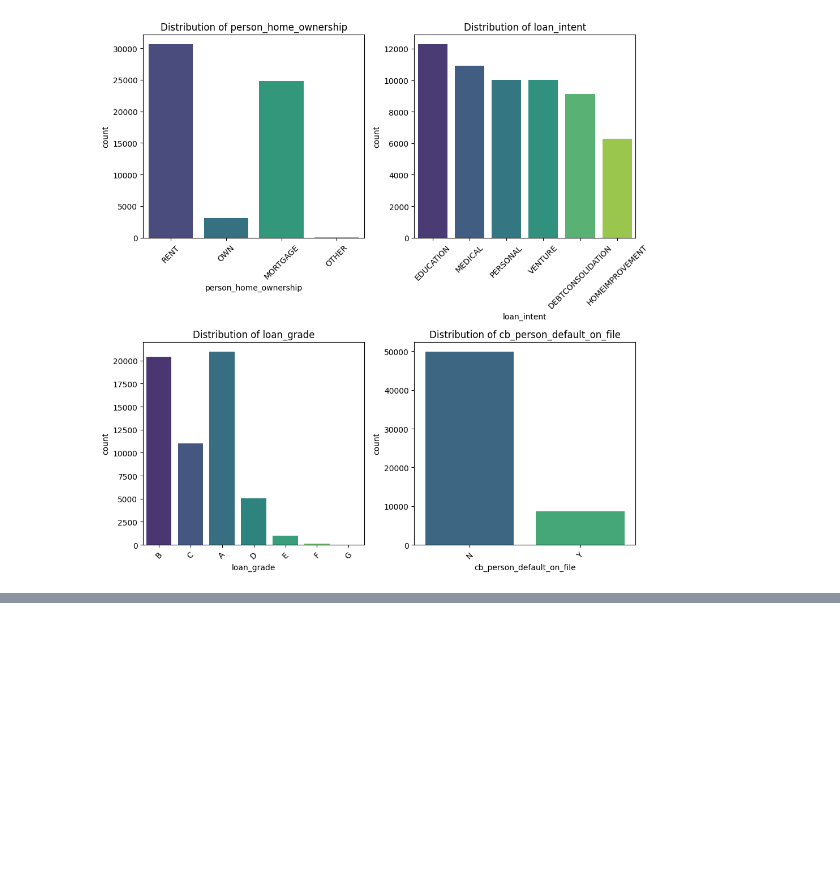
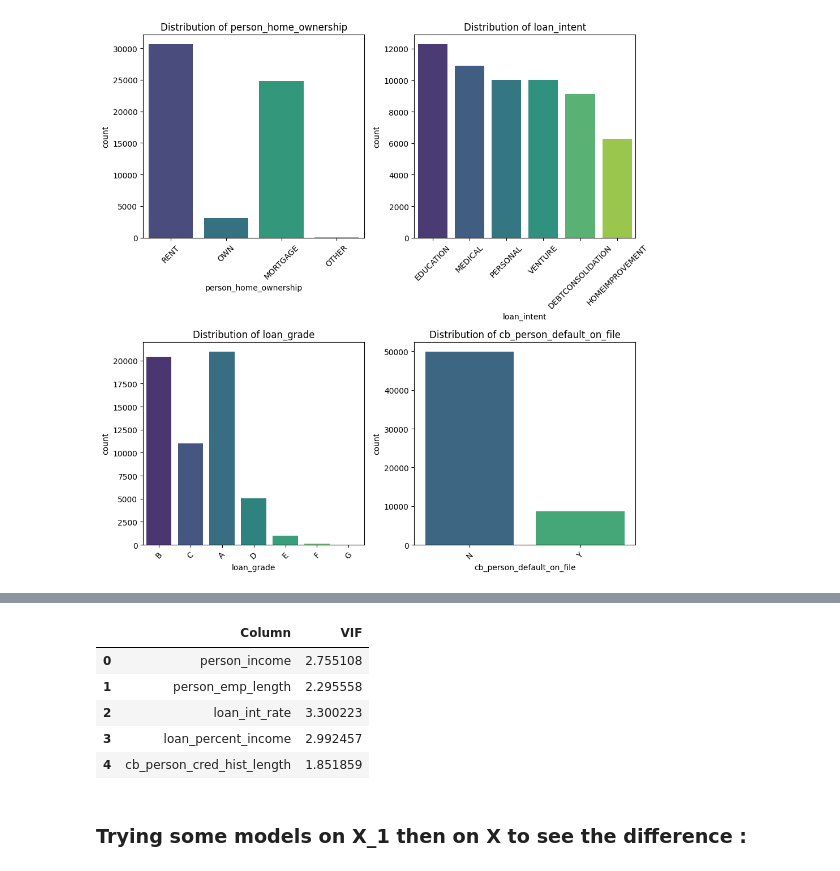
Before and after one commit to slimane-el/loan_approval, a Jupyter notebook: notebook_loan_approval.ipynb, the cells around one changed output, grey strips where cells are left out. Drawn from its saved outputs; the diff is of its cells as text; code cells hidden in the pictures; blank space fills up the shorter version.

Commit message:
i will start my model

```diff
--- a/notebook_loan_approval.ipynb
+++ b/notebook_loan_approval.ipynb
@@ -179,0 +199,13 @@ Passing `palette` without assigning `hue` is deprecated and will be removed in v
+# %%
+X_1 = X.drop(["person_age","loan_amnt"],axis="columns")
+cols = X_1.select_dtypes(['int64', 'float64']).columns
+calculate_vif(X_1[cols])
+# %% [output]
+|  | Column | VIF |
+| 0 | person_income | 2.755108 |
+| 1 | person_emp_length | 2.295558 |
+| 2 | loan_int_rate | 3.300223 |
+| 3 | loan_percent_income | 2.992457 |
+| 4 | cb_person_cred_hist_length | 1.851859 |
+# %% [markdown]
+### Trying some models on X_1 then on X to see the difference :
```
Also changed, not shown: parts of 6 cells of this notebook.
